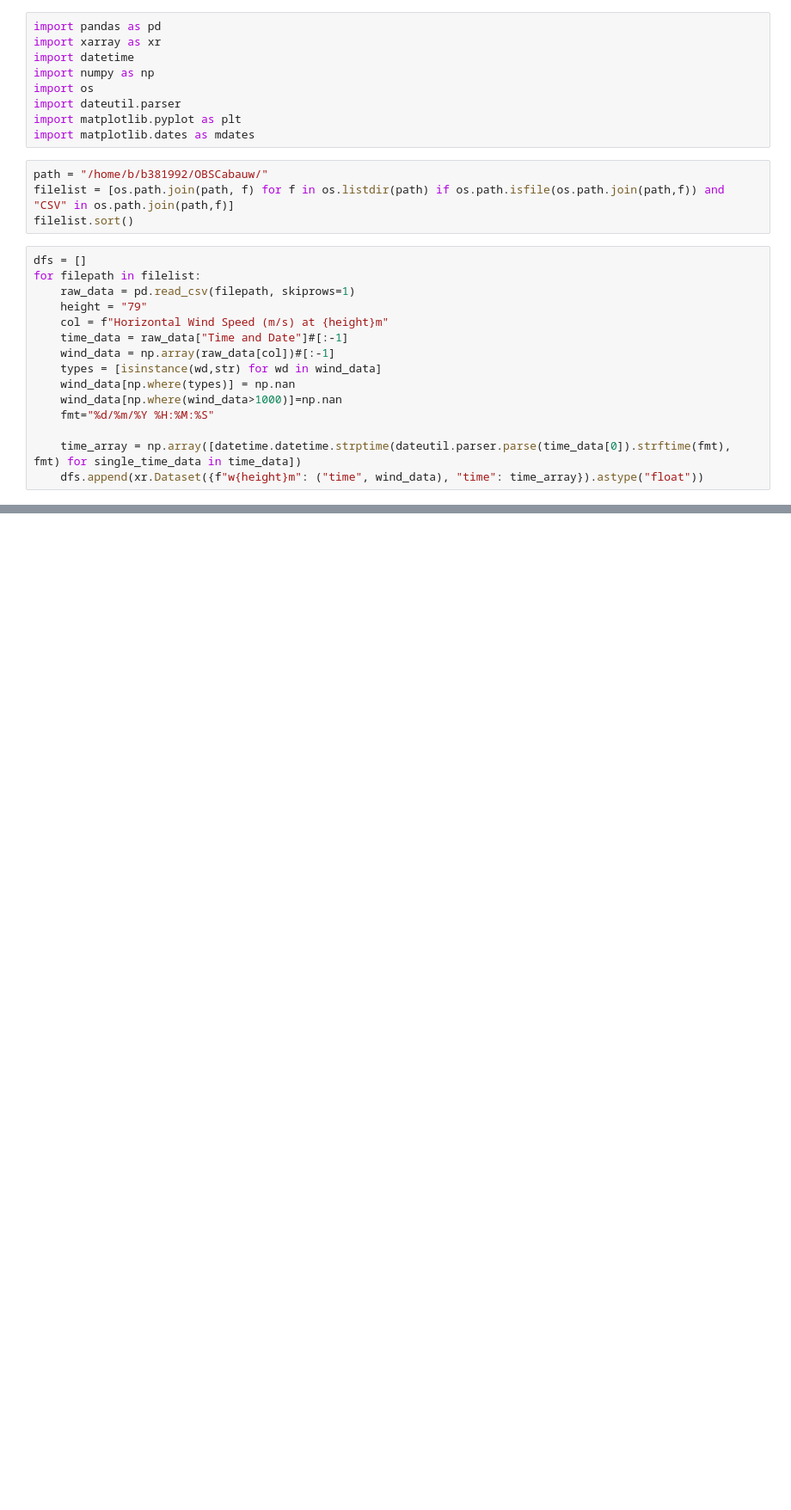
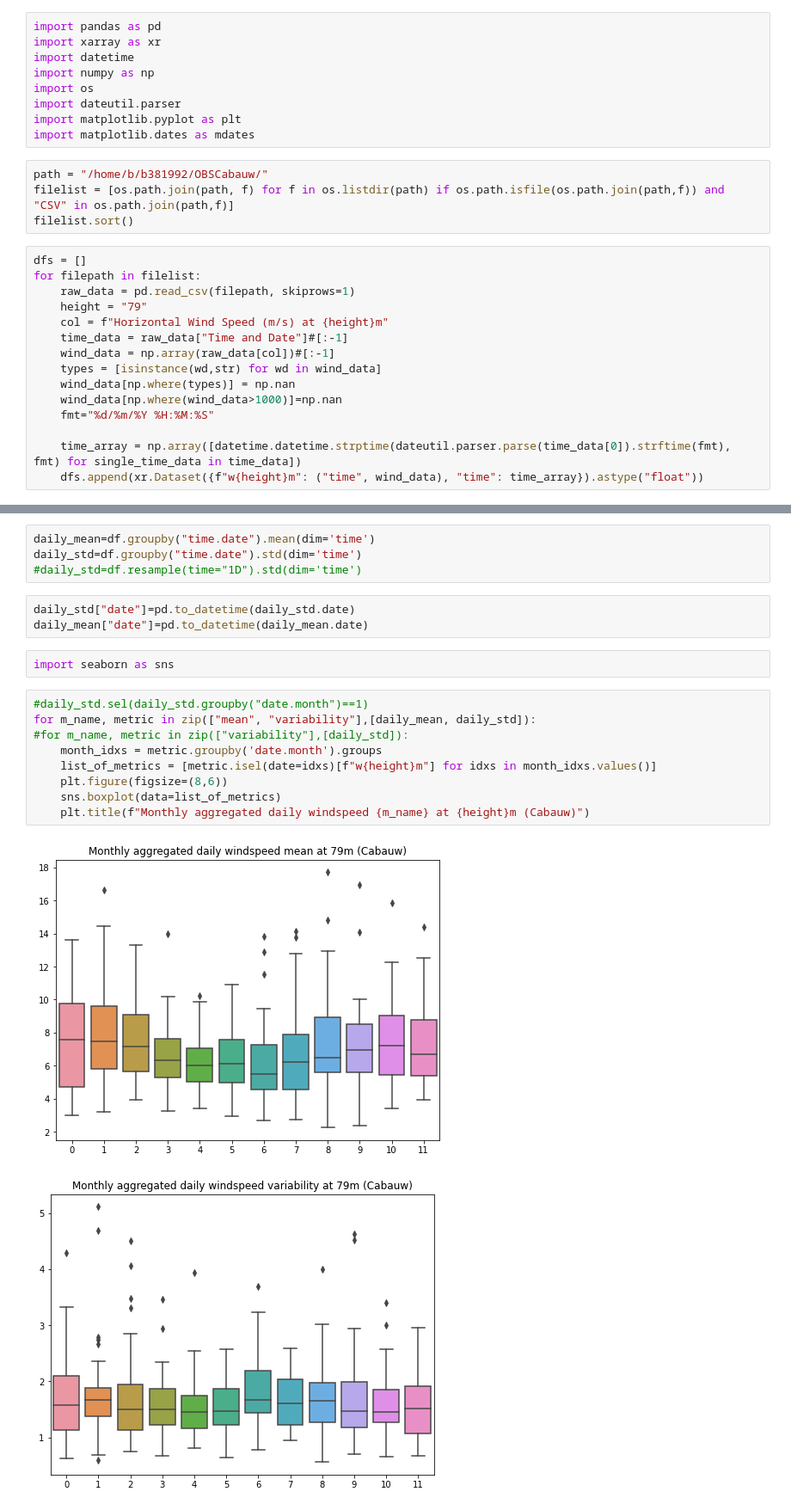
Before and after one commit to pepcos/C2HackathonWind, a Jupyter notebook: OBS_Cabauw.ipynb, the cells around one changed output, grey strips where cells are left out. Shown at 86% size. Cells and saved outputs as stored; diff of their text form; blank space fills up the shorter version.

```diff
--- a/OBS_Cabauw.ipynb
+++ b/OBS_Cabauw.ipynb
@@ -46,0 +59,21 @@ Text(0.5, 1.0, 'Wind at 79m - City: Cabauw')
+# %%
+daily_mean=df.groupby("time.date").mean(dim='time')
+daily_std=df.groupby("time.date").std(dim='time')
+#daily_std=df.resample(time="1D").std(dim='time')
+# %%
+daily_std["date"]=pd.to_datetime(daily_std.date)
+daily_mean["date"]=pd.to_datetime(daily_mean.date)
+# %%
+import seaborn as sns
+# %%
+#daily_std.sel(daily_std.groupby("date.month")==1)
+for m_name, metric in zip(["mean", "variability"],[daily_mean, daily_std]):
+#for m_name, metric in zip(["variability"],[daily_std]):
+    month_idxs = metric.groupby('date.month').groups
+    list_of_metrics = [metric.isel(date=idxs)[f"w{height}m"] for idxs in month_idxs.values()]
+    plt.figure(figsize=(8,6))
+    sns.boxplot(data=list_of_metrics)
+    plt.title(f"Monthly aggregated daily windspeed {m_name} at {height}m (Cabauw)")
+# %% [output]
+[figure, added]
+[figure, added]
```
Also changed, not shown: parts of 5 cells of this notebook, 3 other files.
